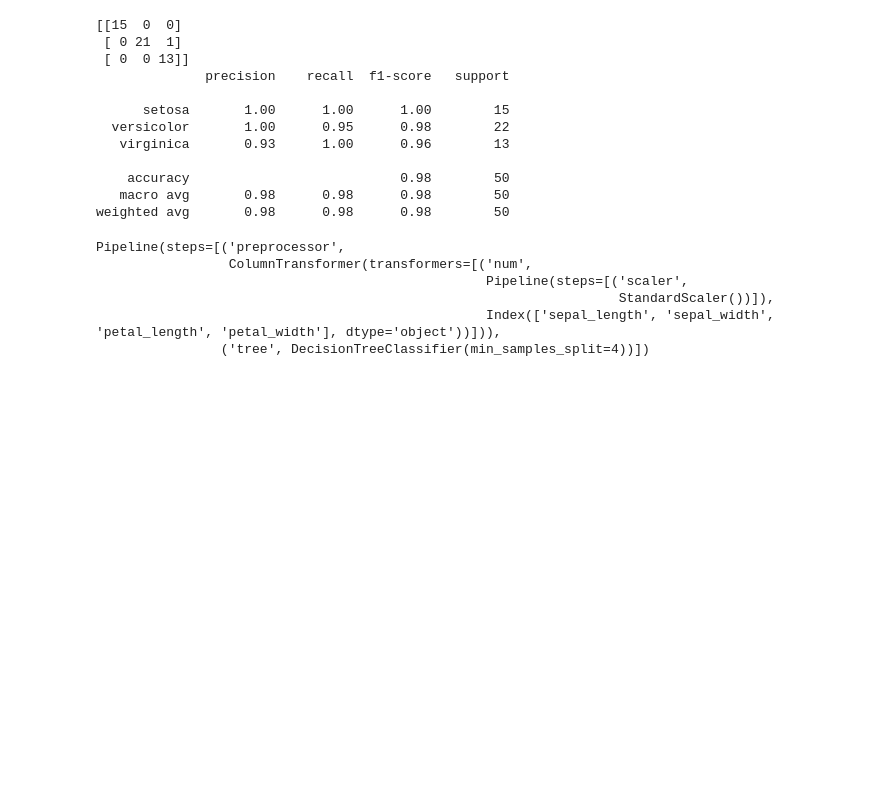
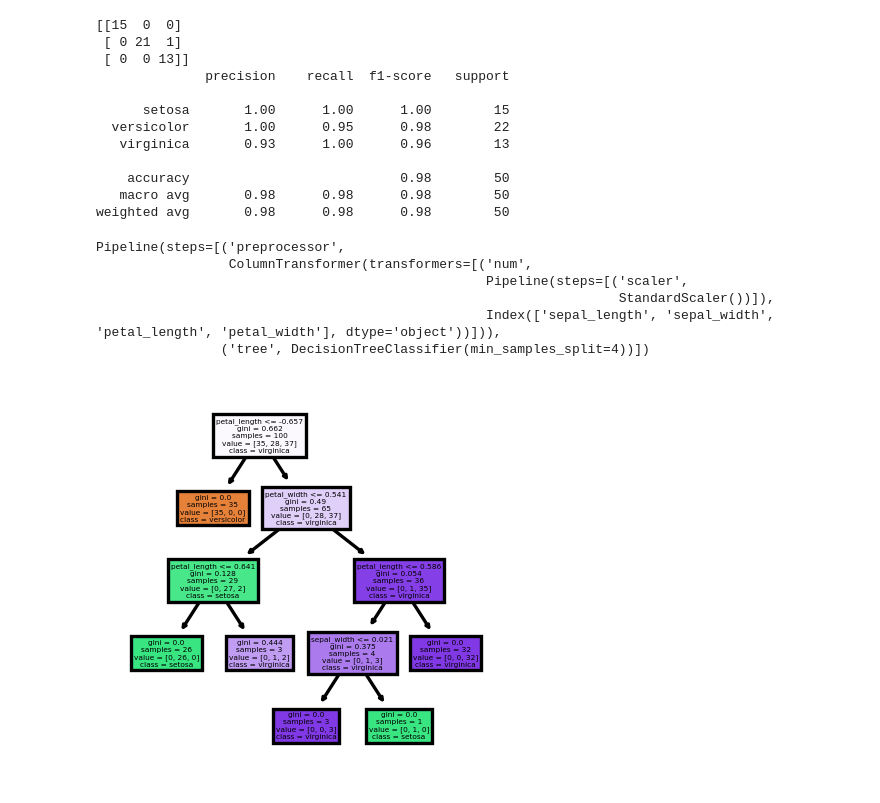
Before and after one commit to ammeter1/Classification_Iris, a Jupyter notebook: main.ipynb, the cells around one changed output. Saved outputs shown, nothing was run; the diff lists cells and outputs as text; code cells hidden in the pictures; blank space fills up the shorter version.

```diff
--- a/main.ipynb
+++ b/main.ipynb
@@ -356,3 +356,14 @@ Pipeline(steps=[('preprocessor',
                                                                    StandardScaler())]),
                                                   Index(['sepal_length', 'sepal_width', 'petal_length', 'petal_width'], dtype='object'))])),
                 ('tree', DecisionTreeClassifier(min_samples_split=4))])
+# %%
+from sklearn.tree import plot_tree
+best_pipe_tree.fit(X_train, y_train)
+fig, axes = plt.subplots(nrows = 1,ncols = 1,figsize = (2, 2), dpi=240)
+plot_tree(best_pipe_tree['tree'],
+          feature_names = list(X_train.columns),
+          class_names=list(y_train.unique()),
+                           filled = True)
+plt.show()
+# %% [output]
+[figure, added]
```
Also changed, not shown: parts of 1 cell of this notebook.
